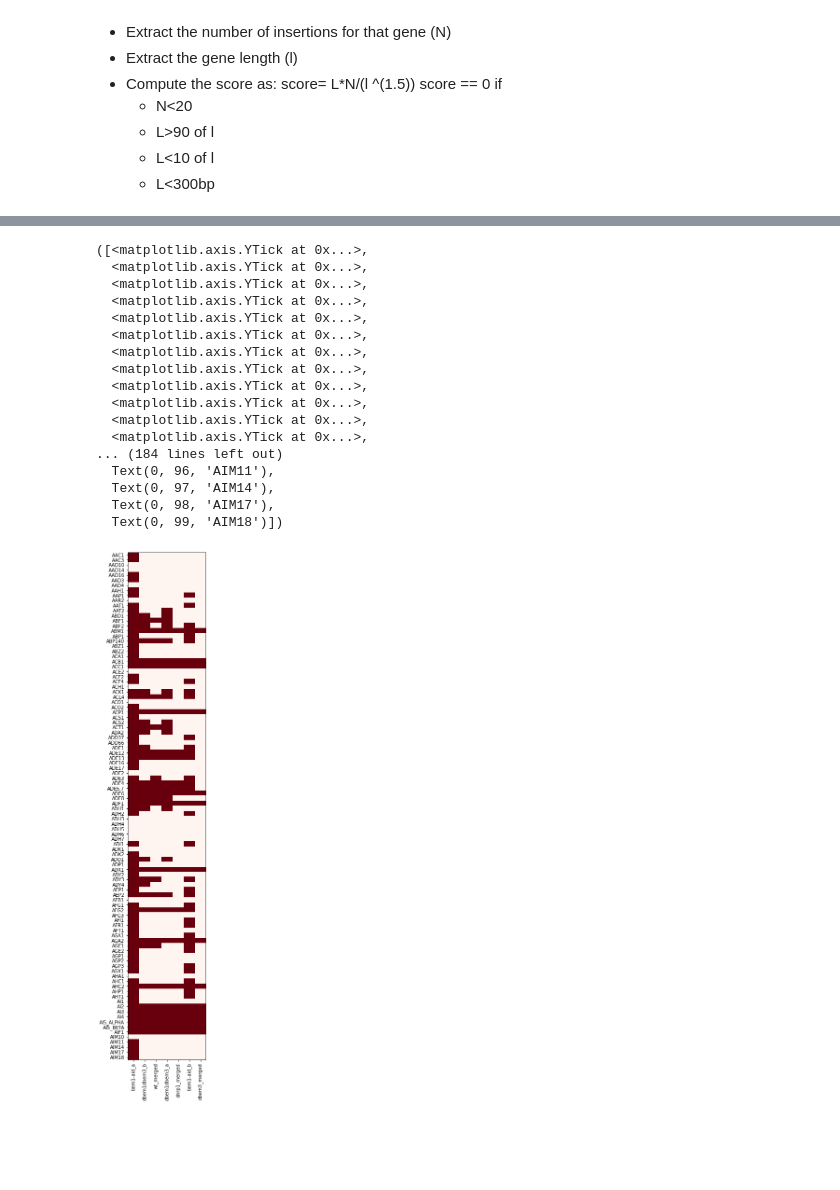
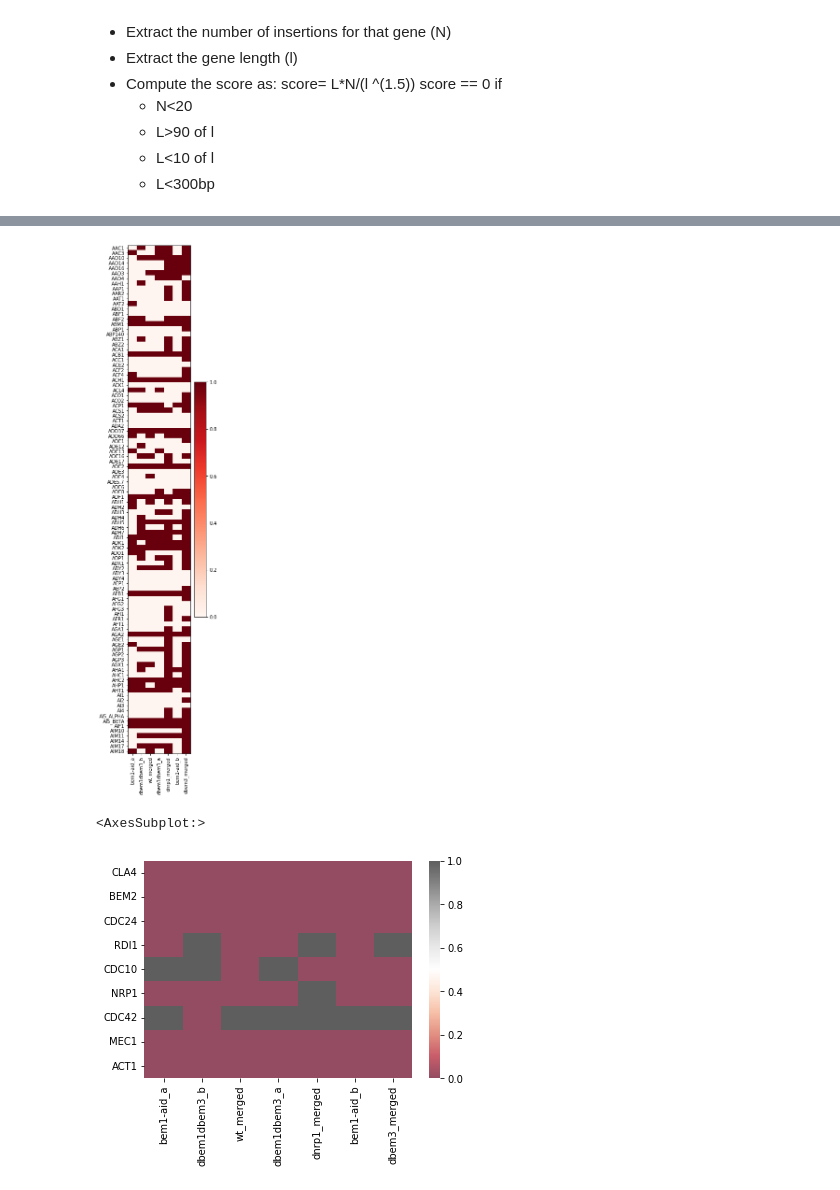
Before and after one commit to SATAY-LL/comparative-analysis-among-strains, a Jupyter notebook: src/scores_essentiality_from_Benoit_paper.ipynb, the cells around one changed output, grey strips where cells are left out. Saved outputs shown, nothing was run; the diff lists cells and outputs as text; code cells hidden in the pictures; blank space fills up the shorter version.

```diff
--- a/src/scores_essentiality_from_Benoit_paper.ipynb
+++ b/src/scores_essentiality_from_Benoit_paper.ipynb
@@ -127,8 +158,8 @@ for i in np.arange(0,len(backgrounds)):
 
     ax[i].hist(scores_all_pd.loc[backgrounds[i]]["value"], bins=100, alpha=0.8, label=backgrounds[i], color="black")
     # plt.legend(loc='upper right')
-    ax[i].set_xlim([-1,6])
-    ax[i].set_ylim([0,4000])
+    ax[i].set_xlim([0,2])
+    ax[i].set_ylim([0,300])
     ax[i].set_xlabel('Domain likelihood score')
 
 
@@ -153,7 +184,7 @@ matrix_differential_score=np.ones((len(all_genes_array_unique),len(backgrounds))
 for k in np.arange(0,len(all_genes_array_unique)):
     for i in np.arange(0,len(backgrounds)):
         if all_genes_array_unique[k] in scores_all_pd.loc[backgrounds[i]]["value"].index:
-            if scores_all_pd.loc[backgrounds[i],all_genes_array_unique[k] ]["value"]>0.15: # if the score is 0, then the gene is not essential
+            if scores_all_pd.loc[backgrounds[i],all_genes_array_unique[k] ]["value"]>0: # if the score is 0, then the gene is not essential
                 matrix_differential_score[k,i]=0
 # %%
 fig, ax = plt.subplots(nrows=1, ncols=1, figsize=(5, 20))
@@ -167,32 +198,21 @@ sns.heatmap(matrix_differential_score[0:n,:], xticklabels=backgrounds, yticklabe
 # %%
 fig, ax = plt.subplots(nrows=1, ncols=1, figsize=(3, 20))
 plt.imshow(matrix_differential_score[0:n,:], interpolation='nearest', cmap=plt.cm.Reds,aspect='auto')
-plt.xticks(range(len(backgrounds)), backgrounds,rotation=90)
-plt.yticks(range(n),all_genes_array_unique[0:n])
-
+plt.xticks(range(len(backgrounds)), backgrounds,rotation=90);
+plt.yticks(range(n),all_genes_array_unique[0:n]);
+plt.colorbar();
 
 #fig.savefig("../figures/fig_prototype_heatmap_domain_likelihood_score_per_background_2.png",dpi=300)
 # %% [output]
-([<matplotlib.axis.YTick at 0x...>,
-  <matplotlib.axis.YTick at 0x...>,
-  <matplotlib.axis.YTick at 0x...>,
-  <matplotlib.axis.YTick at 0x...>,
-  <matplotlib.axis.YTick at 0x...>,
-  <matplotlib.axis.YTick at 0x...>,
-  <matplotlib.axis.YTick at 0x...>,
-  <matplotlib.axis.YTick at 0x...>,
-  <matplotlib.axis.YTick at 0x...>,
-  <matplotlib.axis.YTick at 0x...>,
-  <matplotlib.axis.YTick at 0x...>,
-  <matplotlib.axis.YTick at 0x...>,
-... (184 lines left out)
-  Text(0, 96, 'AIM11'),
-  Text(0, 97, 'AIM14'),
-  Text(0, 98, 'AIM17'),
-  Text(0, 99, 'AIM18')])
-[figure, old version]
+[figure, new version]
 # %%
 goi=["CLA4","BEM2","CDC24","RDI1","CDC10","NRP1","CDC42","MEC1","ACT1"]
 tmp=[]
 for i in goi:
     tmp.append(np.where(all_genes_array_unique==i)[0][0])
+
+goi_matrix=matrix_differential_score[tmp,:]
+sns.heatmap(goi_matrix, xticklabels=backgrounds, yticklabels=goi, cmap="RdGy", vmin=0, vmax=1,alpha=0.7)
+# %% [output]
+<AxesSubplot:>
+[figure, added]
```
Also changed, not shown: parts of 11 cells of this notebook, 6 other files.
